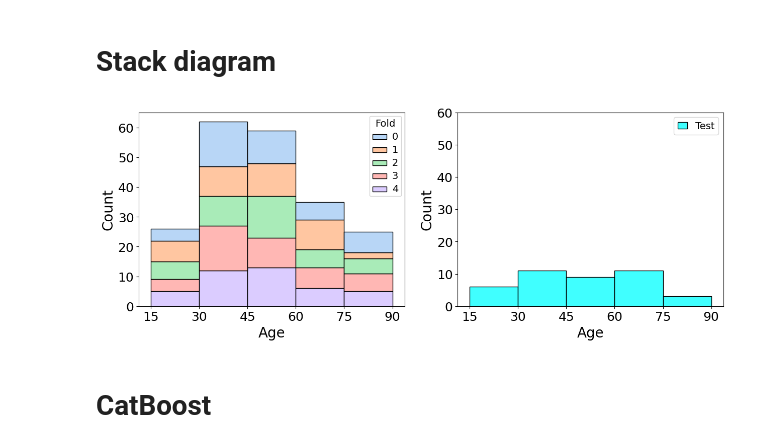
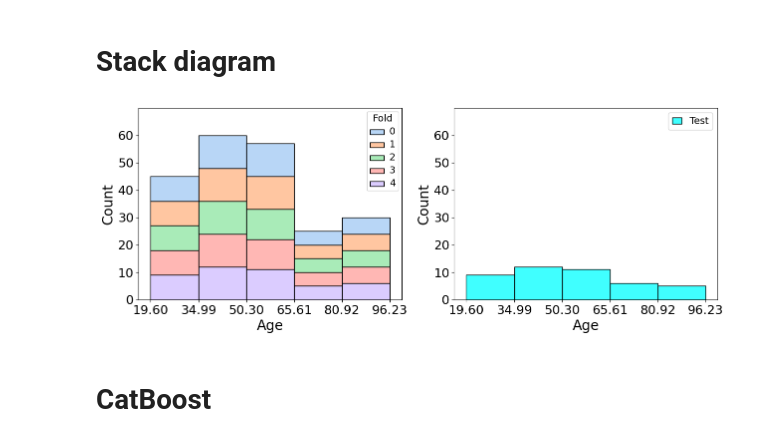
Before and after one commit to alser3217/age-regression, a Jupyter notebook: jupyter/overview.ipynb, the cells around one changed output. Saved outputs shown, nothing was run; the diff lists cells and outputs as text; code cells hidden in the pictures.

```diff
--- a/jupyter/overview.ipynb
+++ b/jupyter/overview.ipynb
@@ -38,5 +41,5 @@ import json
 # %%
-immunology = pd.read_excel('./data/media-1.xlsx', skiprows=1)
+immunology = pd.read_excel('../data/media-1.xlsx', skiprows=1)
 features = immunology.columns[:-1]
 target = ['Age']
 target_name = 'Age'
@@ -75,27 +78,27 @@ for col1 in immunology:
 # %% [markdown]
 ## Pearson
 # %%
-fig, ax = plt.subplots(figsize=(30, 17))
+fig, ax = plt.subplots(figsize=(60, 33))
 
-sns.set(font_scale=2.5)
+sns.set(font_scale=3.2)
 
 mask = np.zeros_like(pearson_corr_df, dtype=np.bool_)
 mask[np.tril_indices_from(mask)] = True
 
-heatmap1 = sns.heatmap(pearson_corr_df, annot=False, cmap='coolwarm', square=False, vmin=-1, vmax=1, mask=mask, ax=ax)
+heatmap1 = sns.heatmap(pearson_corr_df, annot=True, annot_kws={"size": 12}, cmap='coolwarm', square=False, vmin=-1, vmax=1, mask=mask, ax=ax, fmt='.2f')
 
 cbar = ax.collections[0].colorbar
-cbar.ax.set_ylabel('Pearson correlation', fontsize=46)
-cbar.ax.tick_params(labelsize=24)
+cbar.ax.set_ylabel('Pearson correlation', fontsize=80)
+cbar.ax.tick_params(labelsize=44)
 
 mask = np.zeros_like(pearson_corr_df, dtype=np.bool_)
 mask[np.triu_indices_from(mask)] = True
 
-heatmap2 = sns.heatmap(pearson_pvalue_df, annot=False, cmap='hot', square=False, vmin=0, vmax=200, mask=mask, ax=ax)
+heatmap2 = sns.heatmap(pearson_pvalue_df, annot=True, annot_kws={"size": 12}, cmap='hot', square=False, vmin=0, vmax=200, mask=mask, ax=ax, fmt='.2f')
 
 cbar = ax.collections[1].colorbar
-cbar.ax.set_ylabel('p-value', fontsize=46)
-cbar.ax.tick_params(labelsize=24)
+cbar.ax.set_ylabel('$-log_{10}(p-value)$', fontsize=80)
+cbar.ax.tick_params(labelsize=44)
 
 plt.show()
 # %% [output]
@@ -165,28 +168,31 @@ plt.show()
 # %%
 series = immunology.loc[immunology['Fold'] != 5]['Fold'].astype(int)
 fig, axs = plt.subplots(1, 2, figsize=(15, 5))
-gfg = sns.histplot(immunology, x='Age', hue=series, bins=np.arange(15, 100, 15), multiple='stack', edgecolor='black', ax=axs[0], linewidth=1, palette='pastel')
+gfg = sns.histplot(immunology, x='Age', hue=series, bins=bins_range, multiple='stack', edgecolor='black', ax=axs[0], linewidth=1, palette='pastel')
 for i, elem in enumerate(gfg.get_legend().get_texts()):
     elem.set_text(i)
-sns.histplot(immunology.loc[immunology['Fold'] == 5], x='Age', bins=np.arange(15, 100, 15), edgecolor='black', linewidth=1, ax=axs[1], color='cyan', palette='pastel', label='Test')
+sns.histplot(immunology.loc[immunology['Fold'] == 5], x='Age', bins=bins_range, edgecolor='black', linewidth=1, ax=axs[1], color='cyan', label='Test')
 
-axs[0].set_xticks(np.arange(15, 100, 15))
+axs[0].set_xticks(np.array(bins_range))
+axs[0].set_yticks(np.arange(0, 70, 10))
+axs[0].set_ylim(0, 70)
 axs[0].tick_params(axis='x', labelsize=18)
 axs[0].tick_params(axis='y', labelsize=18)
 axs[0].set_xlabel('Age', fontsize=20)
 axs[0].set_ylabel('Count', fontsize=20)
 plt.setp(gfg.get_legend().get_texts(), fontsize='14')
 plt.setp(gfg.get_legend().get_title(), fontsize='14')
 
-axs[1].xaxis.set_ticks(np.arange(15, 100, 15))
-axs[1].yaxis.set_ticks(np.arange(0, 70, 10))
+axs[1].set_xticks(np.array(bins_range))
+axs[1].set_yticks(np.arange(0, 70, 10))
+axs[1].set_ylim(0, 70)
 axs[1].tick_params(axis='x', labelsize=18)
 axs[1].tick_params(axis='y', labelsize=18)
 axs[1].set_xlabel('Age', fontsize=20)
 axs[1].set_ylabel('Count', fontsize=20)
 axs[1].legend(handlelength=1, fontsize=14, loc='upper right')
 
 plt.show()
 # %% [output]
-[figure, old version]
+[figure, new version]
 # %%
```
Also changed, not shown: parts of 7 cells of this notebook, 17 other files.
